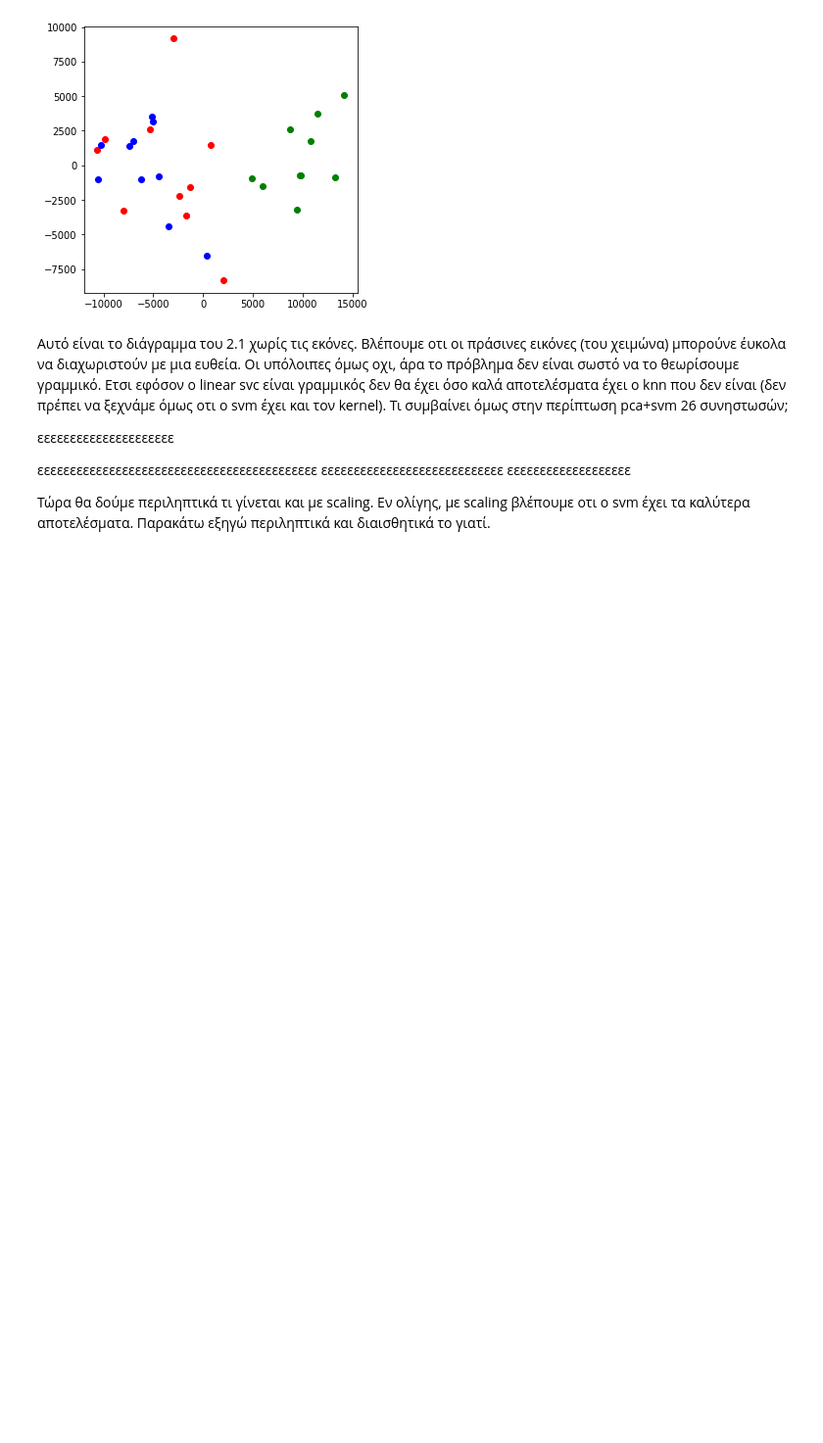
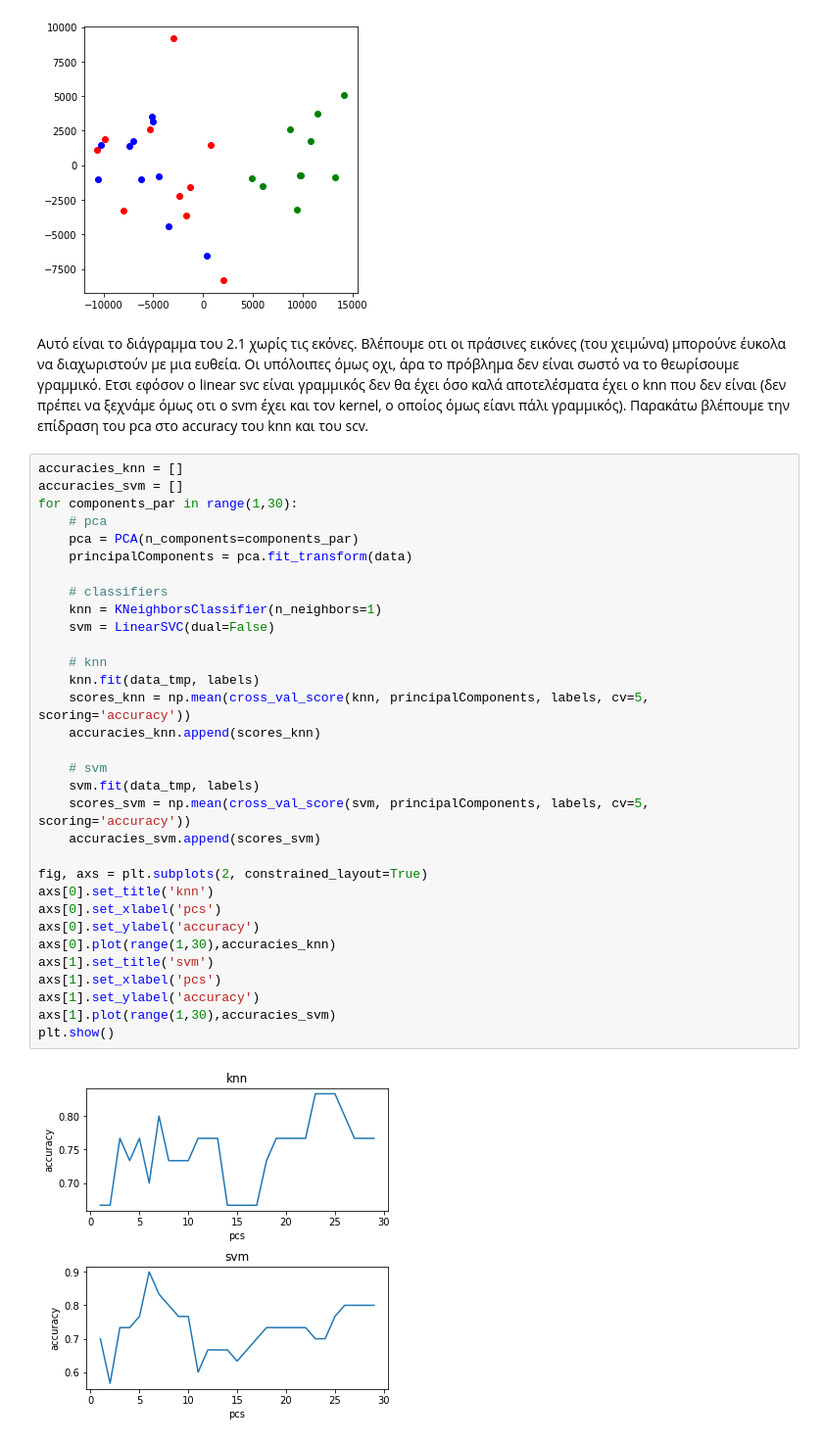
Before and after one commit to stratos1st/machine_learning_2020, a Jupyter notebook: Untitled.ipynb, the cells around one changed output. Shown at 98% size. Cells and saved outputs as stored; diff of their text form; blank space fills up the shorter version.

```diff
--- a/Untitled.ipynb
+++ b/Untitled.ipynb
@@ -270,17 +274,38 @@ plt.show()
 # %% [output]
 [figure]
 # %% [markdown]
-Αυτό είναι το διάγραμμα του 2.1 χωρίς τις εκόνες. Βλέπουμε οτι οι πράσινες εικόνες (του χειμώνα) μπορούνε έυκολα να διαχωριστούν με μια ευθεία. Οι υπόλοιπες όμως οχι, άρα το πρόβλημα δεν είναι σωστό να το θεωρίσουμε γραμμικό. Ετσι εφόσον ο linear svc είναι γραμμικός δεν θα έχει όσο καλά αποτελέσματα έχει ο knn που δεν είναι (δεν πρέπει να ξεχνάμε όμως οτι ο svm έχει και τον kernel). Τι συμβαίνει όμως στην περίπτωση pca+svm 26 συνηστωσών;
-
-
-
-εεεεεεεεεεεεεεεεεεεεε
-
-εεεεεεεεεεεεεεεεεεεεεεεεεεεεεεεεεεεεεεεεεεε
-εεεεεεεεεεεεεεεεεεεεεεεεεεεε
-εεεεεεεεεεεεεεεεεεε
-
-
-
-Τώρα θα δούμε περιληπτικά τι γίνεται και με scaling.
-Εν ολίγης, με scaling βλέπουμε οτι ο svm έχει τα καλύτερα αποτελέσματα. Παρακάτω εξηγώ περιληπτικά και διαισθητικά το γιατί.
+Αυτό είναι το διάγραμμα του 2.1 χωρίς τις εκόνες. Βλέπουμε οτι οι πράσινες εικόνες (του χειμώνα) μπορούνε έυκολα να διαχωριστούν με μια ευθεία. Οι υπόλοιπες όμως οχι, άρα το πρόβλημα δεν είναι σωστό να το θεωρίσουμε γραμμικό. Ετσι εφόσον ο linear svc είναι γραμμικός δεν θα έχει όσο καλά αποτελέσματα έχει ο knn που δεν είναι (δεν πρέπει να ξεχνάμε όμως οτι ο svm έχει και τον kernel, ο οποίος όμως είανι πάλι γραμμικός). Παρακάτω βλέπουμε την επίδραση του pca στο accuracy του knn και του scv.
+# %%
+accuracies_knn = []
+accuracies_svm = []
+for components_par in range(1,30):
+    # pca
+    pca = PCA(n_components=components_par)
+    principalComponents = pca.fit_transform(data)
+
+    # classifiers
+    knn = KNeighborsClassifier(n_neighbors=1)
+    svm = LinearSVC(dual=False)
+
+    # knn
+    knn.fit(data_tmp, labels)
+    scores_knn = np.mean(cross_val_score(knn, principalComponents, labels, cv=5, scoring='accuracy'))
+    accuracies_knn.append(scores_knn)
+
+    # svm
+    svm.fit(data_tmp, labels)
+    scores_svm = np.mean(cross_val_score(svm, principalComponents, labels, cv=5, scoring='accuracy'))
+    accuracies_svm.append(scores_svm)
+
+fig, axs = plt.subplots(2, constrained_layout=True)
+axs[0].set_title('knn')
+axs[0].set_xlabel('pcs')
+axs[0].set_ylabel('accuracy')
+axs[0].plot(range(1,30),accuracies_knn)
+axs[1].set_title('svm')
+axs[1].set_xlabel('pcs')
+axs[1].set_ylabel('accuracy')
+axs[1].plot(range(1,30),accuracies_svm)
+plt.show()
+# %% [output]
+[figure, added]
```
Also changed, not shown: parts of 20 cells of this notebook.
